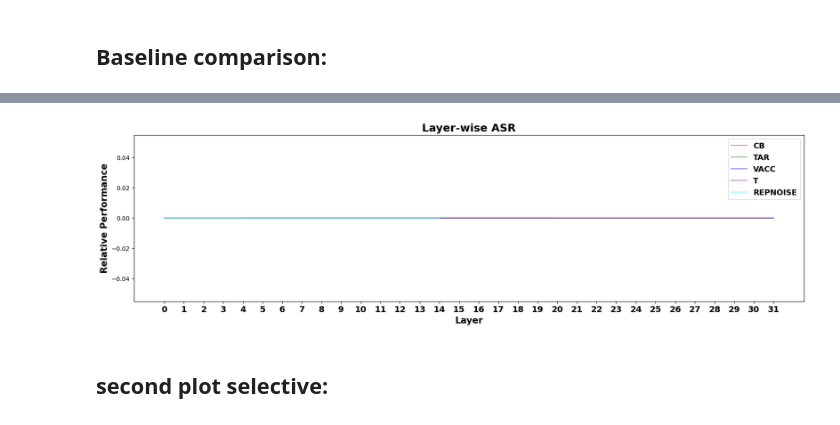
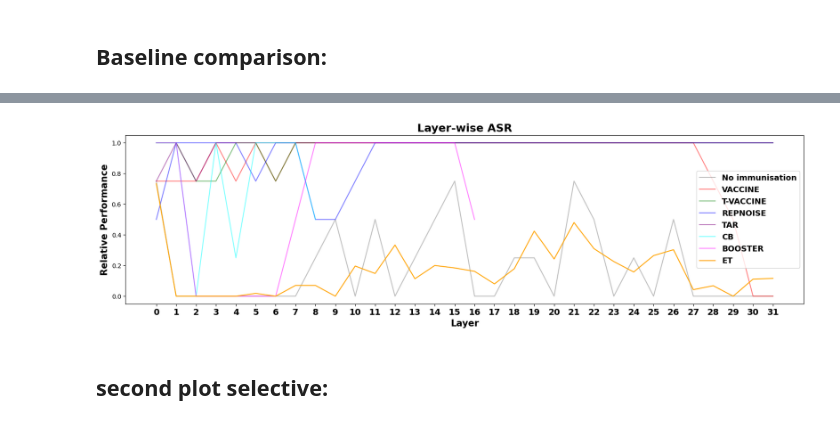
Before and after one commit to DISTA-HCAI/ET, a Jupyter notebook: aggregated plots.ipynb, the cells around one changed output, grey strips where cells are left out. Cells and saved outputs as stored; diff of their text form; code cells hidden in the pictures.

```diff
--- a/aggregated plots.ipynb
+++ b/aggregated plots.ipynb
@@ -811,8 +811,6 @@ for run in runs:
     if 'benchmark' in run.name:
         candidate_df = run.history()
         candidate_df['IMMUNIZING_LAYER'].ffill(inplace=True)
-        candidate_df = candidate_df[candidate_df['Toxicity after attacks'].notna()].copy()
-        break
         candidate_df = candidate_df[['IMMUNIZING_LAYER','Toxicity after attacks', 'Toxicity after succesful attacks']].copy()
         candidate_df.columns = ['layer', 'attack toxicity', 'successful attack']
         candidate_df = candidate_df.groupby('layer').agg({
@@ -826,5 +824,34 @@ color_dict = dict(zip(baselines_imms.keys(), colors))
 # name mismatch
 instruct_ds = baseline_ds.copy()
 # %%
-candidate_df['Toxicity after succesful attacks']
+baselindes_ids = {
+    'VACCINE': 'jz2nau55',
+    'T-VACCINE': '00h1ta01',
+    'REPNOISE': 'u4k9xxpw',
+    'TAR': '9pxkem5t',
+    'CB': 'lj96ws11',
+    'BOOSTER': 'kx0cf3hh'
+}
+baselines_dfs = {}
+
+for baseline_name, baseline_id in baselindes_ids.items():
+  candidate_run = api.run(f"jfcevallos/low_cost_toxification/{baseline_id}")
+  candidate_df = candidate_run.history(samples=candidate_run.lastHistoryStep + 1, pandas=True)
+  candidate_df['IMMUNIZING_LAYER'].ffill(inplace=True)
+  candidate_df['layer'] = candidate_df['IMMUNIZING_LAYER']
+  candidate_df = candidate_df.groupby(['layer','STEP']).agg({
+      'Toxicity after attacks': 'max',
+      'Toxicity after succesful attacks': 'max'
+  })
+  candidate_df = candidate_df[
+      candidate_df['Toxicity after attacks'].notna() |
+      candidate_df['Toxicity after succesful attacks'].notna()
+  ]
+  candidate_df = candidate_df.groupby('layer').agg({
+      'Toxicity after attacks': 'mean',
+      'Toxicity after succesful attacks': lambda x: x.notna().sum() / 4
+  }).reset_index()
+  candidate_df.columns= ['layer', 'attack toxicity', 'ASR']
+
+  baselines_dfs[baseline_name] = candidate_df
 # %% [output]
@@ -845,3 +863,12 @@ dtype: float64
+# %%
+color_dict = {
+    'VACCINE': 'red',
+    'T-VACCINE': 'green',
+    'REPNOISE': 'blue',
+    'TAR': 'purple',
+    'CB': 'cyan',
+    'BOOSTER': 'magenta'
+}
 # %%
 fig, ax = plt.subplots(figsize=(20, 5))
 
@@ -854,7 +881,7 @@ ax.plot(
     label='No immunisation')
 
 
-for i, (candidate_name, candidate_df) in enumerate(baselines_imms.items(), start=1):
+for i, (candidate_name, candidate_df) in enumerate(baselines_dfs.items(), start=1):
 
 
   # Mean performance after attacks: (Baseline track)
@@ -867,34 +894,34 @@ for i, (candidate_name, candidate_df) in enumerate(baselines_imms.items(), start
       label=candidate_name)
 
 # Mean performance after attacks: (Baseline track)
 ax.plot(
     grouped_attack_toxicity_ds.reset_index()['layer'],
     grouped_attack_toxicity_ds.reset_index()['ASR'],
     linestyle='-',
     color='orange',
     alpha=1,
     label='ET')
 
 
 # Customize ticks
 ax.set_xticks(ticks=grouped_defence_performance.index, labels=list(range(32)), fontsize=14, fontweight='bold')
 
 ax.set_xlabel('Layer', fontdict=axis_font_dict)
 ax.set_ylabel('Relative Performance', fontdict=axis_font_dict)
 
 
 # Combine legends from both axes
 lines1, labels1 = ax.get_legend_handles_labels()
 
 ax.legend(lines1,labels1,
           prop=legend_font_dict)
 
 
 plt.title(f'Layer-wise ASR', fontdict=title_font_dict)
 
 plt.show()
 # %% [output]
-[figure, old version]
+[figure, new version]
 # %% [markdown]
 ## second plot selective:
 # %%
```
Also changed, not shown: parts of 1 cell of this notebook.
